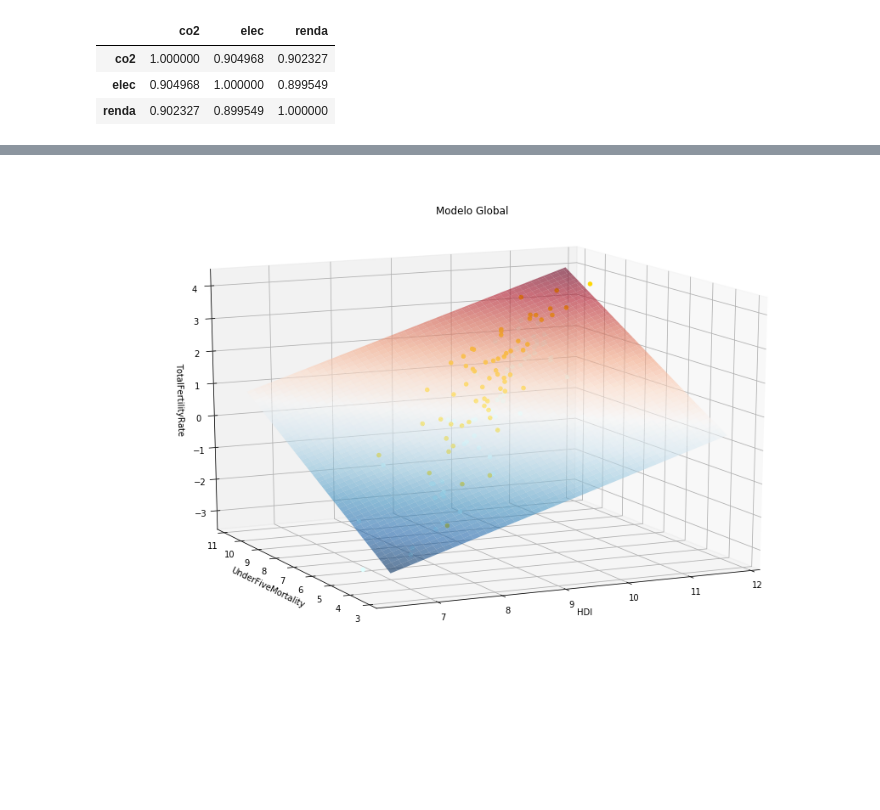
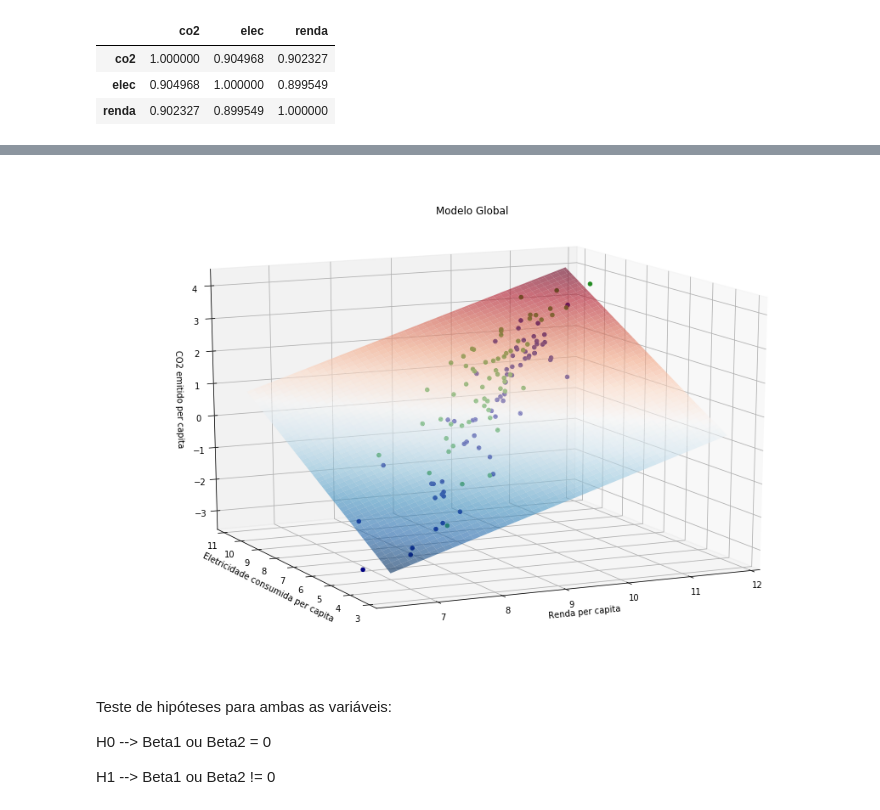
Before and after one commit to chends888/CD1S17, a Jupyter notebook: Projeto 5/Etapa 3.ipynb, the cells around one changed output, grey strips where cells are left out. Cells and saved outputs as stored; diff of their text form; code cells hidden in the pictures; blank space fills up the shorter version.

```diff
--- a/Projeto 5/Etapa 3.ipynb
+++ b/Projeto 5/Etapa 3.ipynb
@@ -156,28 +174,33 @@ dadosln.corr(method = 'pearson')
 # %%
 X = dadosln[['renda', 'elec']]
 y = dadosln['co2']
 
 X = sm1.add_constant(X)
 est = sm1.OLS(y, X).fit()
 
-xx1, xx2 = np.meshgrid(np.linspace(X.renda.min(), X.renda.max(), 100),
-                       np.linspace(X.elec.min(), X.elec.max(), 100))
+xx1, xx2 = np.meshgrid(np.linspace(X.renda.min(), X.renda.max(), 100), np.linspace(X.elec.min(), X.elec.max(), 100))
 
 Z = est.params[0] + est.params[1] * xx1 + est.params[2] * xx2
 
-fig = plt.figure(figsize=(12, 8))
-ax = Axes3D(fig, azim=-115, elev=15)
+fig = plt.figure(figsize = (12, 8))
+ax = Axes3D(fig, azim = -115, elev = 15)
 
 surf = ax.plot_surface(xx1, xx2, Z, cmap=plt.cm.RdBu_r, alpha=0.6, linewidth=0)
 
 resid = y - est.predict(X)
-ax.scatter(X[resid >= 0].renda, X[resid >= 0].elec, y[resid >= 0], c='gold', alpha=1.0, facecolor='white')
-ax.scatter(X[resid < 0].renda, X[resid < 0].elec, y[resid < 0], c='lightCyan', alpha=1.0)
+ax.scatter(X[resid >= 0].renda, X[resid >= 0].elec, y[resid >= 0], c = 'ForestGreen', alpha=1.0, facecolor = 'white')
+ax.scatter(X[resid < 0].renda, X[resid < 0].elec, y[resid < 0], c = 'Navy', alpha=1.0)
 
-ax.set_xlabel('HDI')
-ax.set_ylabel('UnderFiveMortality')
-ax.set_zlabel('TotalFertilityRate')
+ax.set_xlabel('Renda per capita')
+ax.set_ylabel('Eletricidade consumida per capita')
+ax.set_zlabel('CO2 emitido per capita')
 ax.set_title('Modelo Global')
 plt.show()
 # %% [output]
-[figure, old version]
+[figure, new version]
+# %% [markdown]
+Teste de hipóteses para ambas as variáveis:
+
+H0 --> Beta1 ou Beta2 = 0
+
+H1 --> Beta1 ou Beta2 != 0
```
Also changed, not shown: parts of 25 cells of this notebook.
